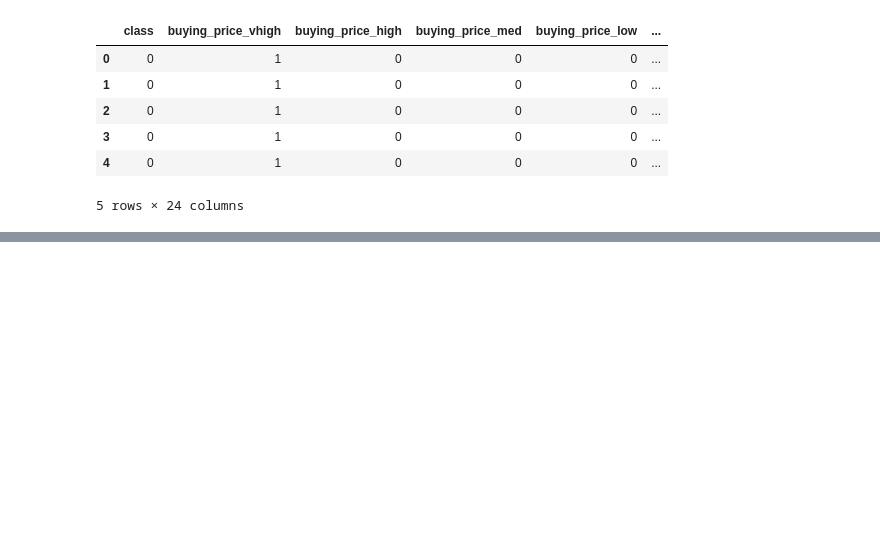
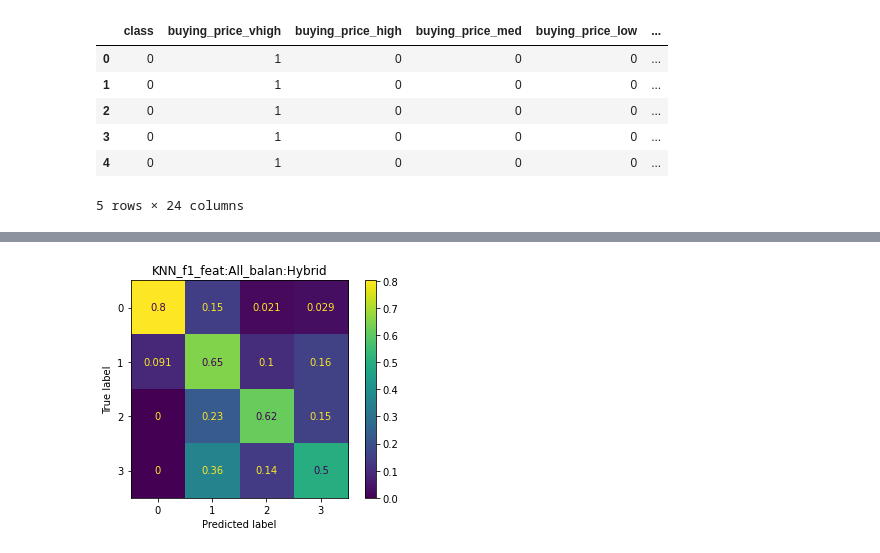
Before and after one commit to allanmattos01/Sefaz, a Jupyter notebook: Projeto/car_eval/classifier_car.ipynb, the cells around one changed output, grey strips where cells are left out. Cells and saved outputs as stored; diff of their text form; code cells hidden in the pictures; blank space fills up the shorter version.

Commit message:
Implementado Sub Random e Hybrid Random+SMOTE

```diff
--- a/Projeto/car_eval/classifier_car.ipynb
+++ b/Projeto/car_eval/classifier_car.ipynb
@@ -156,4 +179,4 @@ def data_k_fold(data, k, tag, id_tag, features):
 # %%
 def metrics (y_true, y_pred, y_pred_prob):
-  return [acs(y_true, y_pred), ps(y_true, y_pred, average = 'weighted'), f1(y_true, y_pred, average = 'weighted'),
-          rs(y_true, y_pred, average = 'weighted'), roc_auc_score(y_true, y_pred_prob, average = 'weighted', multi_class = 'ovr')]
+  return [acs(y_true, y_pred), f1(y_true, y_pred, average = 'macro'),
+          roc_auc_score(y_true, y_pred_prob, average='macro', multi_class = 'ovr')]
@@ -179,3 +272,3 @@ data.to_csv("data_processed.csv")
 # %%
 data = pd.read_csv('https://raw.githubusercontent.com/lucas-fpaiva/AnalisePred_I/main/Projeto/car_eval/data_processed.csv', index_col=0)
-features = data.columns[1:-1]
+features = data.columns[1:-2]
@@ -303,0 +297,80 @@ def r2_score(y_true, y_pred):
+# %%
+data_results = pd.DataFrame([],columns=['Acurácia', 'F1-Score', 'ROC-AUC', 'Fold','Modelo','Parâmetros',"Balanceamento","N_feat","Features"])
+models = ["KNN"]#["KNN", "RL", "BNB", "DT", "PMC",  "RF", "GB"] #"KNN",
+balances = ['Hybrid']#['No','Sub', 'Over', 'Hybrid']
+n_features = ["All"]#["All",16,11,6]#"All",
+
+for name_model in models:
+  results = []
+  for k in range(1,6):
+
+    #retira o banco de dados de teste
+    teste  = data[data.fold==k]
+
+    # ja separa o y de teste
+    y_teste = teste['class']
+
+    # o x de teste precisa ser definido posteriormente
+    # uma vez que vai depender da seleção de features
+
+    for balan in balances:
+
+      treino = data[data.fold!=k] #retorna o banco de dados de treino balanceado
+
+      #separação features e classes
+      x_treino, y_treino = balan_func(treino[features],treino['class'],balan)
+
+
+
+      # Econtrando os melhores hiper parâmetros
+      b_model, best_parameters = grid_best_model(model=name_model, grid=grid)
+
+      for n_feat in n_features:
+        model= f_models(name_model,best_parameters)
+        # print(model)
+        #seleção de features para cada conjunto de hiper parâmetros
+        best_feat = select_feat(x_treino,y_treino,model,n_feat,features)
+
+        #atualizando o treino com as features escolhidas
+        x_treino =x_treino[best_feat]
+
+        #definindo o x de teste a partir das features selecionadas
+        x_teste = teste[best_feat]
+
+        #treino do modelo com melhores parametros, features e balanceamento
+
+        print(x_treino.shape, y_treino.shape)
+
+        model.fit(x_treino, y_treino)
+
+        # teste é feito sem balanceamento
+        y_pred = model.predict(x_teste)
+        y_pred_prob = model.predict_proba(x_teste)
+
+        print("Modelo:", name_model)
+        print("Melhor parametro:", best_parameters)
+        print("Fold", k, metrics(y_teste.values, y_pred, y_pred_prob))
+        print('')
+        plt.figure();
+        plot_confusion_matrix(model, x_teste, y_teste, normalize='true');
+        plt.title(name_model+'_f'+ str(k)+'_feat:'+str(n_feat)+'_balan:'+balan);
+        #plt.savefig('/content/drive/MyDrive/AnalisePred_I/confusion_matrix_plus/'+ name_model+'_f'+ str(k) +'.pdf', format="pdf", dpi=1000, bbox_inches="tight");
+        # plt.close();
+
+        #del model
+
+
+        result = metrics(y_teste, y_pred, y_pred_prob)
+        result.append(k)
+        result.append(name_model)
+        result.append(best_parameters)
+
+        result.append(balan)
+        result.append(len(best_feat))
+        result.append(best_feat)
+        results.append(result)
+
+
+  data_results = pd.concat([data_results, pd.DataFrame(results,columns=['Acurácia', 'F1-Score', 'ROC-AUC', 'Fold','Modelo','Parâmetros','Balanceamento',"N_feat","Features"])])
+  #data_results.to_csv('/content/drive/MyDrive/AnalisePred_I/Car_results_plus'+ name_model + '.csv')
+# %% [output]
@@ -303,0 +395 @@ def r2_score(y_true, y_pred):
+[figure, added]
```
Also changed, not shown: parts of 33 cells of this notebook.
